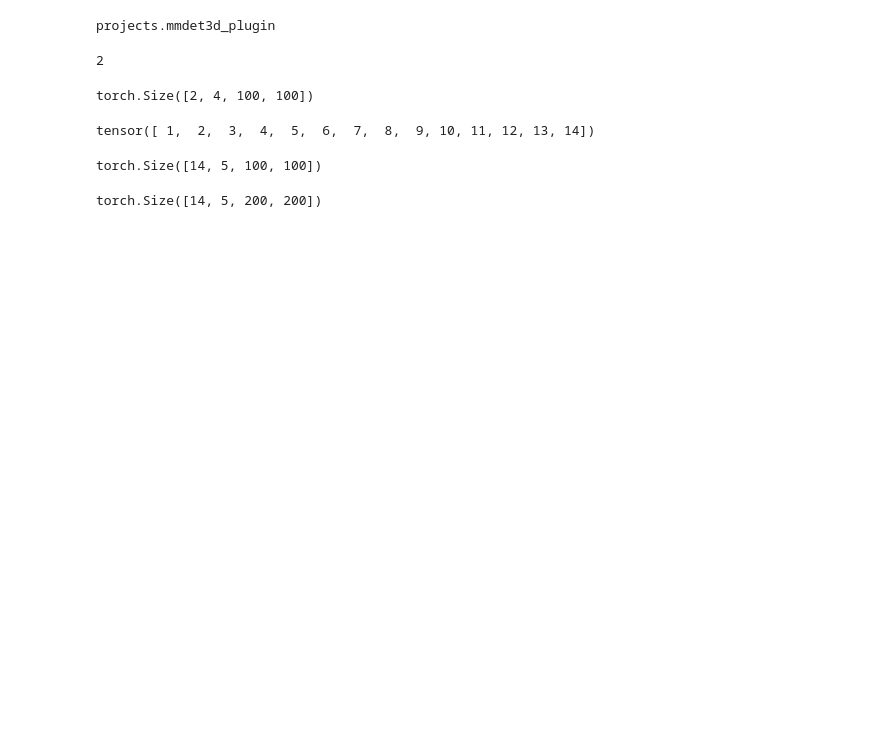
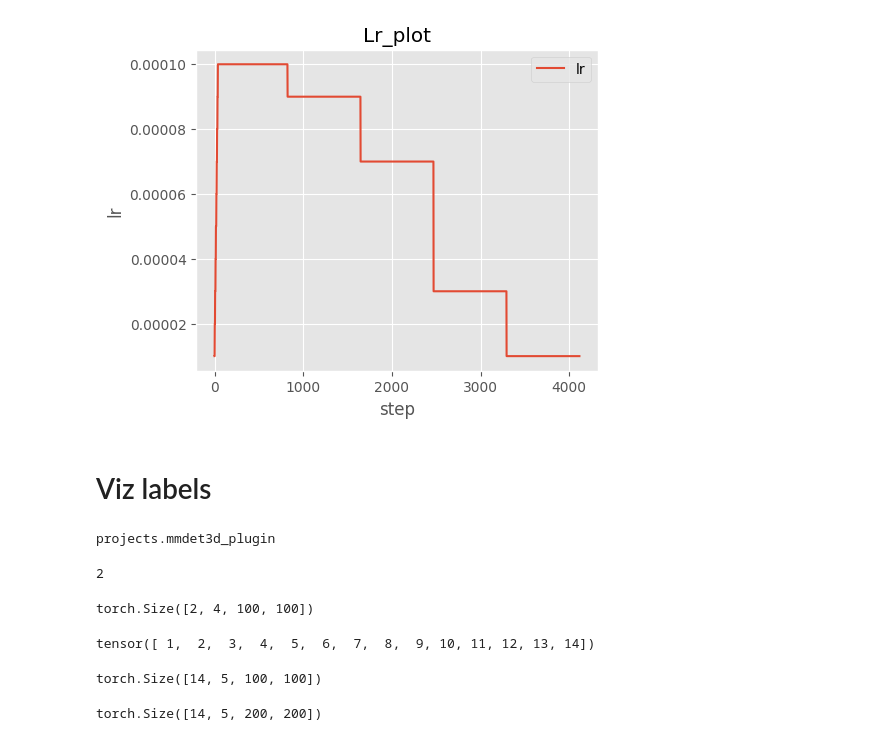
Before and after one commit to Faiir/EMT_BEV, a Jupyter notebook: vis_test.ipynb, the cells around one changed output. Drawn from its saved outputs; the diff is of its cells as text; code cells hidden in the pictures; blank space fills up the shorter version.

```diff
--- a/vis_test.ipynb
+++ b/vis_test.ipynb
@@ -1,3 +121,20 @@
+# %%
+fig, ax = plt.subplots(figsize=(5, 4), layout='constrained')
+# Plot some data on the axes.
+ax.plot(steps, lr, label='lr')
+# Plot more data on the axes...
+# ax.plot(steps, loss_mask, label='loss_mask')
+# ax.plot(steps, loss_dice, label='loss_dice')  # ... and some more.
+ax.set_xlabel('step')  # Add an x-label to the axes.
+ax.set_ylabel('lr')  # Add a y-label to the axes.
+ax.set_title("Lr_plot")  # Add a title to the axes.
+ax.legend()  # Add a legend.
+
+plt.show()
+# %% [output]
+[figure, added]
+# %% [markdown]
+# Viz labels
 # %%
 from mmdet.datasets import (build_dataloader, build_dataset,
                             replace_ImageToTensor)
```
Also changed, not shown: parts of 12 cells of this notebook, 7 other files.
